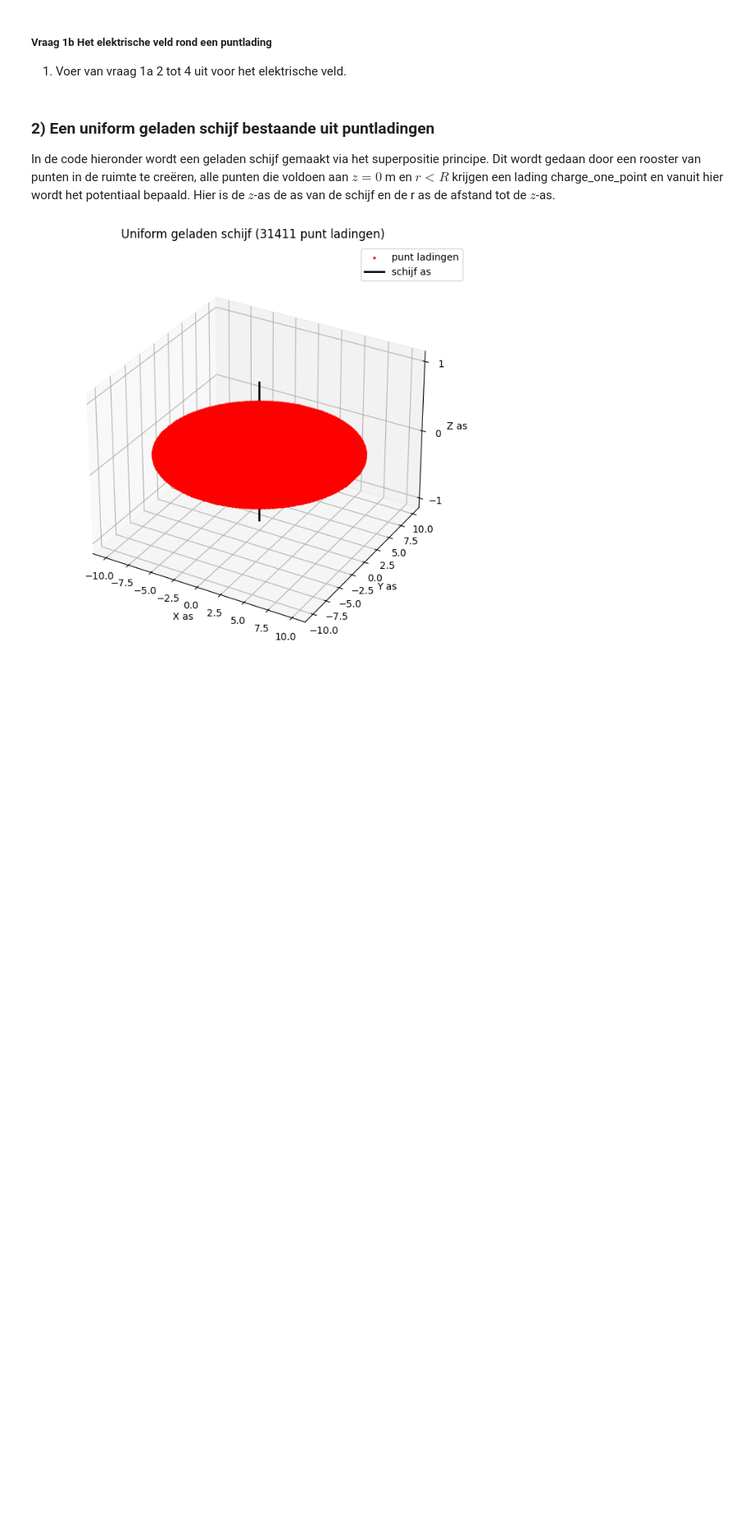
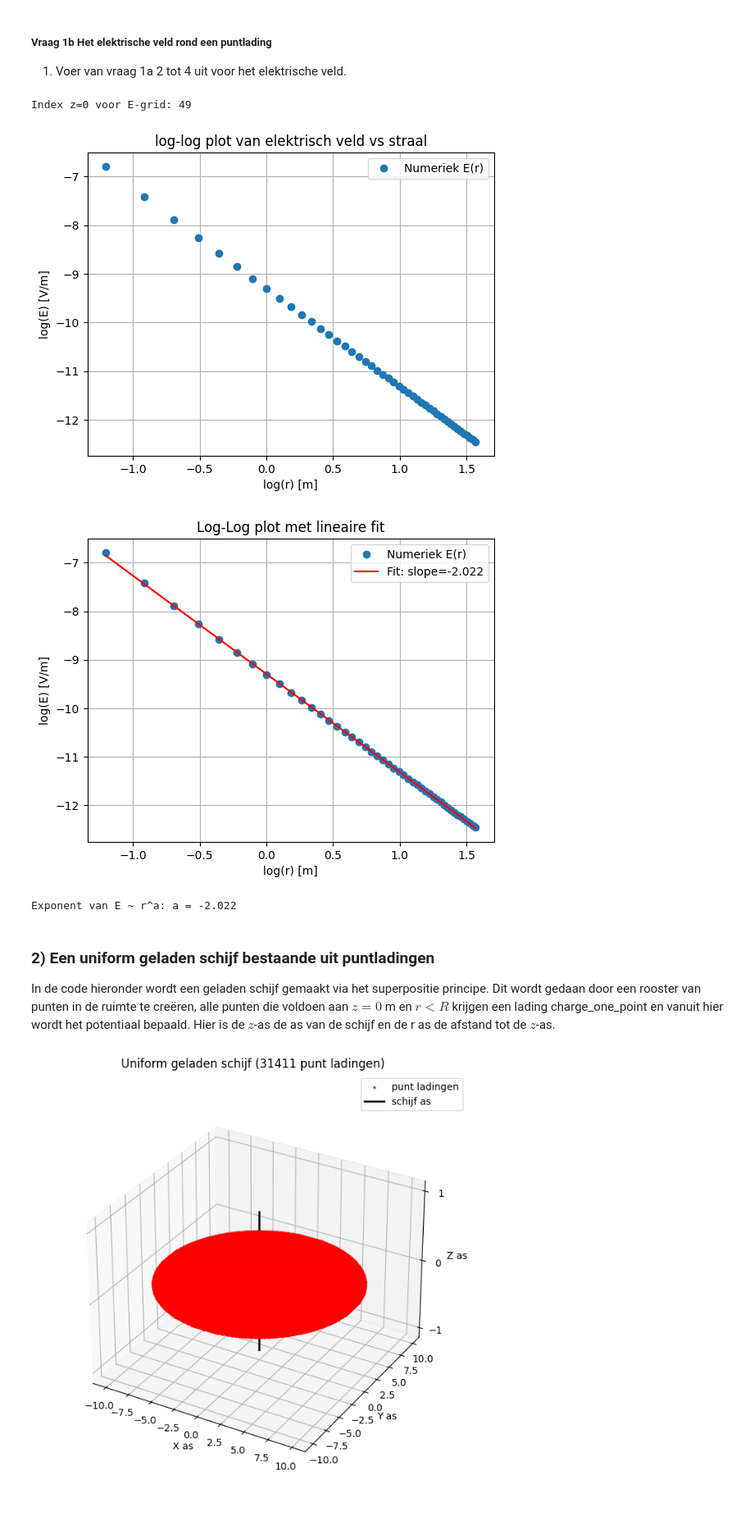
Before and after one commit to Alek-Janssen/opdrachten-DEF-D, a Jupyter notebook: DigitaleOntwerpopdrachten/1CondensatorOpdracht/CondensatorOntwerpopdracht.ipynb, the cells around one changed output. Shown at 82% size. Saved outputs shown, nothing was run; the diff lists cells and outputs as text; code cells hidden in the pictures; blank space fills up the shorter version.

```diff
--- a/DigitaleOntwerpopdrachten/1CondensatorOpdracht/CondensatorOntwerpopdracht.ipynb
+++ b/DigitaleOntwerpopdrachten/1CondensatorOpdracht/CondensatorOntwerpopdracht.ipynb
@@ -94,9 +146,47 @@ plot_results_pt_charge_at_origin(Ez, Er, normE, V, r, z, grid_step)
 ##### Vraag 1b Het elektrische veld rond een puntlading
 1. Voer van vraag 1a 2 tot 4 uit voor het elektrische veld.
 # %%
-###
-###Hier jouw code###
-###
+idx_z0_E = np.argmin(np.abs(z_for_E - 0))
+print("Index z=0 voor E-grid:", idx_z0_E)
+
+E_at_z0 = normE[idx_z0_E, :]
+
+mask = (r_for_E > 2*grid_step) & np.isfinite(E_at_z0)  # r=0 vermijden
+r_nonzero = r_for_E[mask]
+E_nonzero = E_at_z0[mask]
+
+log_r = np.log(r_nonzero)
+log_E = np.log(E_nonzero)
+
+plt.figure()
+plt.plot(log_r, log_E, 'o', label='Numeriek E(r)')
+plt.xlabel('log(r) [m]')
+plt.ylabel('log(E) [V/m]')
+plt.title('log-log plot van elektrisch veld vs straal')
+plt.grid(True)
+plt.legend()
+plt.show()
+
+coeffs = np.polyfit(log_r, log_E, 1)
+slope = coeffs[0]
+intercept = coeffs[1]
+
+plt.figure()
+plt.plot(log_r, log_E, 'o', label='Numeriek E(r)')
+plt.plot(log_r, slope*log_r + intercept, 'r-', label=f'Fit: slope={slope:.3f}')
+plt.xlabel('log(r) [m]')
+plt.ylabel('log(E) [V/m]')
+plt.title('Log-Log plot met lineaire fit')
+plt.grid(True)
+plt.legend()
+plt.show()
+
+print(f"Exponent van E ~ r^a: a = {slope:.3f}")
+# %% [output]
+Index z=0 voor E-grid: 49
+[figure, added]
+[figure, added]
+Exponent van E ~ r^a: a = -2.022
 # %% [markdown]
 ### 2) Een uniform geladen schijf bestaande uit puntladingen
 
```
Also changed, not shown: parts of 22 cells of this notebook, 2 other files.
